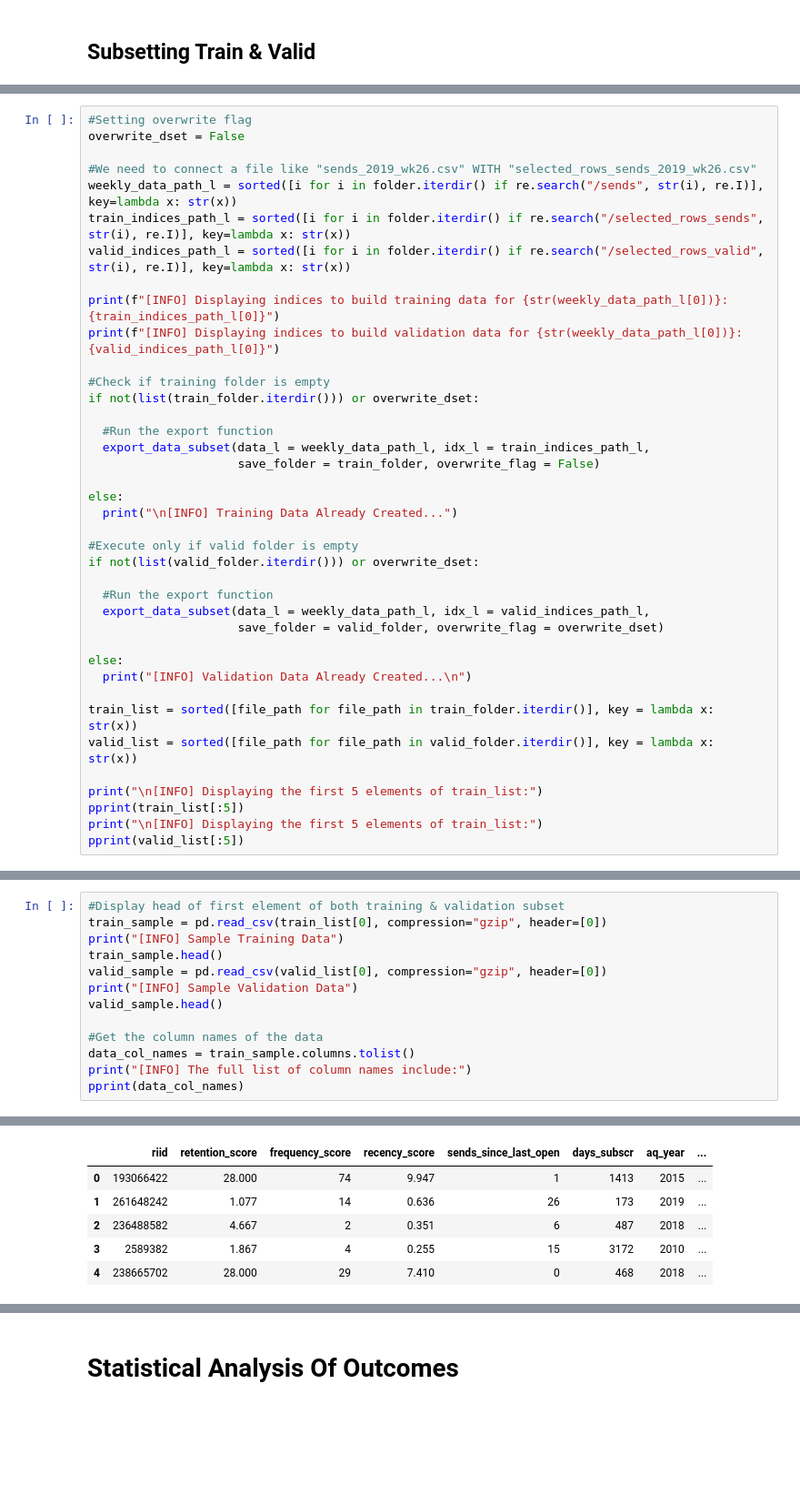
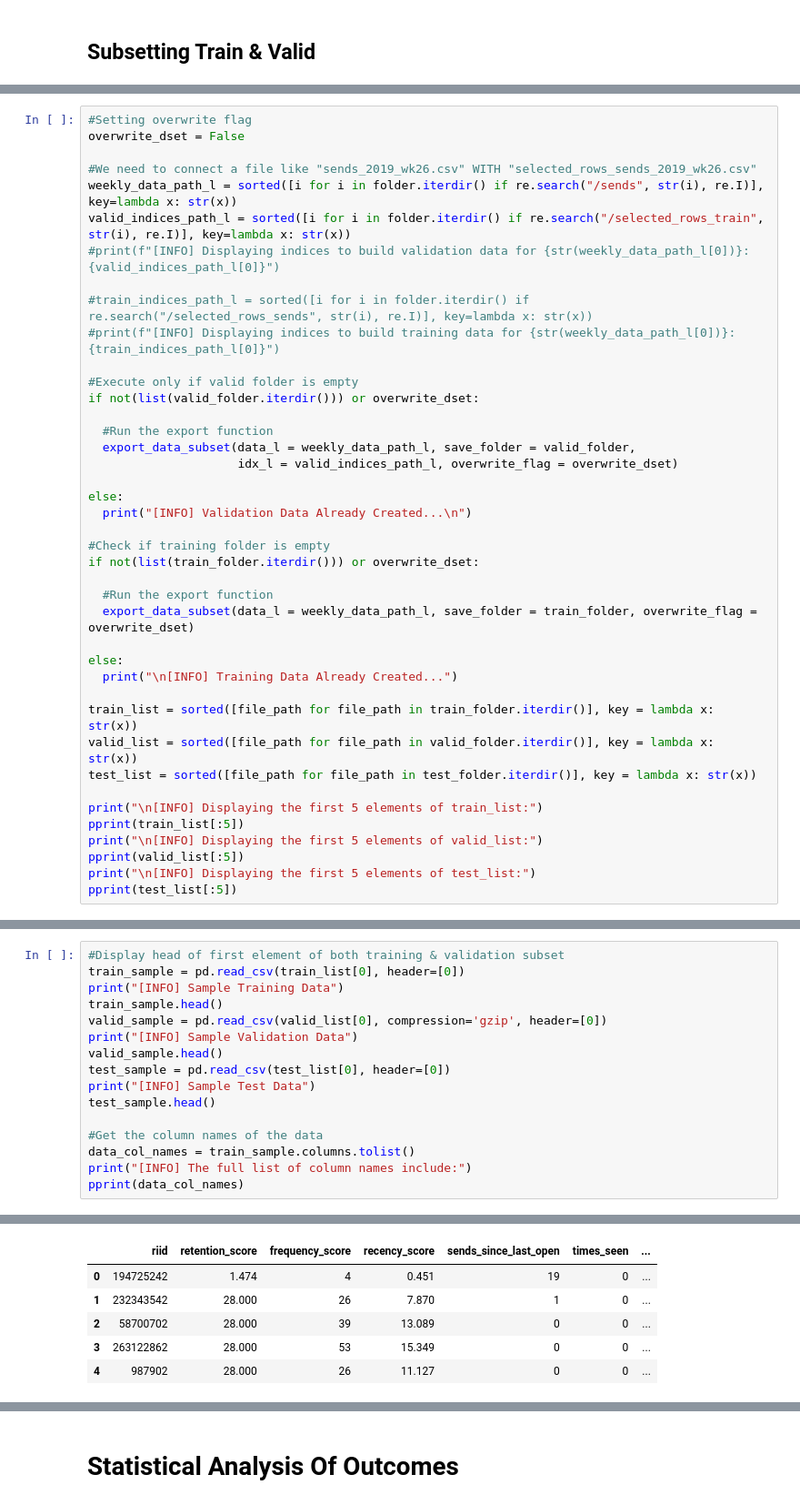
Before and after one commit to fellowship/deep-and-wide-bandit, a Jupyter notebook: TensorFlow_W_D_W&D.ipynb, the cells around one changed output, grey strips where cells are left out. Shown at 91% size. Drawn from its saved outputs; the diff is of its cells as text; blank space fills up the shorter version.

```diff
--- a/TensorFlow_W_D_W&D.ipynb
+++ b/TensorFlow_W_D_W&D.ipynb
@@ -169,37 +178,39 @@ overwrite_dset = False
 
 #We need to connect a file like "sends_2019_wk26.csv" WITH "selected_rows_sends_2019_wk26.csv"
 weekly_data_path_l = sorted([i for i in folder.iterdir() if re.search("/sends", str(i), re.I)], key=lambda x: str(x))
-train_indices_path_l = sorted([i for i in folder.iterdir() if re.search("/selected_rows_sends", str(i), re.I)], key=lambda x: str(x))
-valid_indices_path_l = sorted([i for i in folder.iterdir() if re.search("/selected_rows_valid", str(i), re.I)], key=lambda x: str(x))
+valid_indices_path_l = sorted([i for i in folder.iterdir() if re.search("/selected_rows_train", str(i), re.I)], key=lambda x: str(x))
+#print(f"[INFO] Displaying indices to build validation data for {str(weekly_data_path_l[0])}: {valid_indices_path_l[0]}")
 
-print(f"[INFO] Displaying indices to build training data for {str(weekly_data_path_l[0])}: {train_indices_path_l[0]}")
-print(f"[INFO] Displaying indices to build validation data for {str(weekly_data_path_l[0])}: {valid_indices_path_l[0]}")
+#train_indices_path_l = sorted([i for i in folder.iterdir() if re.search("/selected_rows_sends", str(i), re.I)], key=lambda x: str(x))
+#print(f"[INFO] Displaying indices to build training data for {str(weekly_data_path_l[0])}: {train_indices_path_l[0]}")
+
+#Execute only if valid folder is empty
+if not(list(valid_folder.iterdir())) or overwrite_dset:
+
+  #Run the export function
+  export_data_subset(data_l = weekly_data_path_l, save_folder = valid_folder,
+                     idx_l = valid_indices_path_l, overwrite_flag = overwrite_dset)
+
+else:
+  print("[INFO] Validation Data Already Created...\n")
 
 #Check if training folder is empty
 if not(list(train_folder.iterdir())) or overwrite_dset:
 
   #Run the export function
-  export_data_subset(data_l = weekly_data_path_l, idx_l = train_indices_path_l,
-                     save_folder = train_folder, overwrite_flag = False)
+  export_data_subset(data_l = weekly_data_path_l, save_folder = train_folder, overwrite_flag = overwrite_dset)
 
 else:
   print("\n[INFO] Training Data Already Created...")
 
-#Execute only if valid folder is empty
-if not(list(valid_folder.iterdir())) or overwrite_dset:
-
-  #Run the export function
-  export_data_subset(data_l = weekly_data_path_l, idx_l = valid_indices_path_l,
-                     save_folder = valid_folder, overwrite_flag = overwrite_dset)
-
-else:
-  print("[INFO] Validation Data Already Created...\n")
-
 train_list = sorted([file_path for file_path in train_folder.iterdir()], key = lambda x: str(x))
 valid_list = sorted([file_path for file_path in valid_folder.iterdir()], key = lambda x: str(x))
+test_list = sorted([file_path for file_path in test_folder.iterdir()], key = lambda x: str(x))
 
 print("\n[INFO] Displaying the first 5 elements of train_list:")
 pprint(train_list[:5])
-print("\n[INFO] Displaying the first 5 elements of train_list:")
+print("\n[INFO] Displaying the first 5 elements of valid_list:")
 pprint(valid_list[:5])
+print("\n[INFO] Displaying the first 5 elements of test_list:")
+pprint(test_list[:5])
 # %% [output]
@@ -226,22 +234,25 @@ pprint(valid_list[:5])
 # %%
 #Display head of first element of both training & validation subset
-train_sample = pd.read_csv(train_list[0], compression="gzip", header=[0])
+train_sample = pd.read_csv(train_list[0], header=[0])
 print("[INFO] Sample Training Data")
 train_sample.head()
-valid_sample = pd.read_csv(valid_list[0], compression="gzip", header=[0])
+valid_sample = pd.read_csv(valid_list[0], compression='gzip', header=[0])
 print("[INFO] Sample Validation Data")
 valid_sample.head()
+test_sample = pd.read_csv(test_list[0], header=[0])
+print("[INFO] Sample Test Data")
+test_sample.head()
 
 #Get the column names of the data
 data_col_names = train_sample.columns.tolist()
 print("[INFO] The full list of column names include:")
 pprint(data_col_names)
 # %% [output]
 [INFO] Sample Training Data
-|  | riid | retention_score | frequency_score | recency_score | sends_since_last_open | days_subscr | aq_year | ... |
-| 0 | 193066422 | 28.000 | 74 | 9.947 | 1 | 1413 | 2015 | ... |
-| 1 | 261648242 | 1.077 | 14 | 0.636 | 26 | 173 | 2019 | ... |
-| 2 | 236488582 | 4.667 | 2 | 0.351 | 6 | 487 | 2018 | ... |
-| 3 | 2589382 | 1.867 | 4 | 0.255 | 15 | 3172 | 2010 | ... |
-| 4 | 238665702 | 28.000 | 29 | 7.410 | 0 | 468 | 2018 | ... |
+|  | riid | retention_score | frequency_score | recency_score | sends_since_last_open | times_seen | ... |
+| 0 | 194725242 | 1.474 | 4 | 0.451 | 19 | 0 | ... |
+| 1 | 232343542 | 28.000 | 26 | 7.870 | 1 | 0 | ... |
+| 2 | 58700702 | 28.000 | 39 | 13.089 | 0 | 0 | ... |
+| 3 | 263122862 | 28.000 | 53 | 15.349 | 0 | 0 | ... |
+| 4 | 987902 | 28.000 | 26 | 11.127 | 0 | 0 | ... |
 [INFO] Sample Validation Data
```
Also changed, not shown: parts of 34 cells of this notebook.
